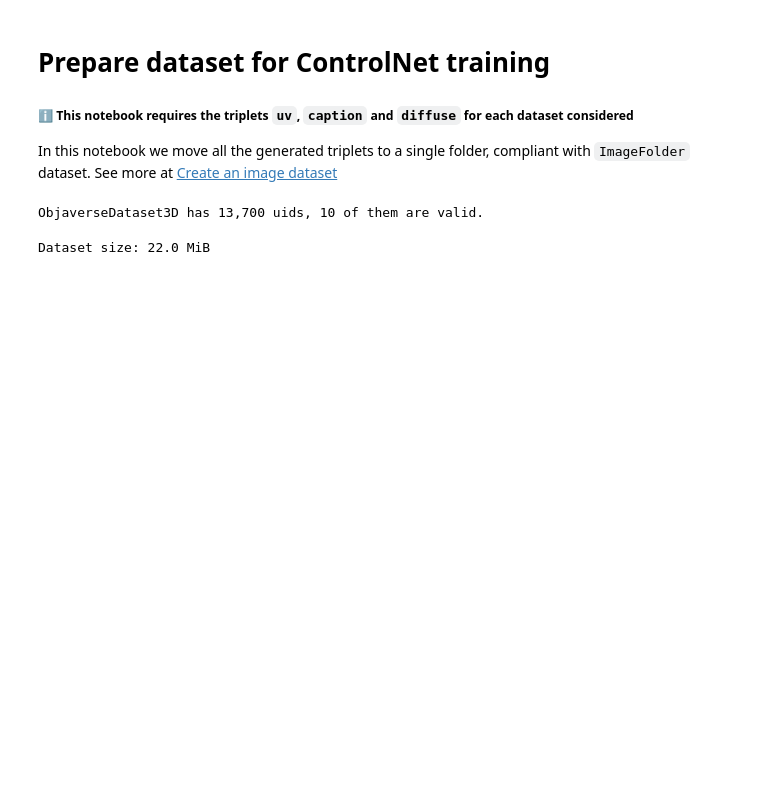
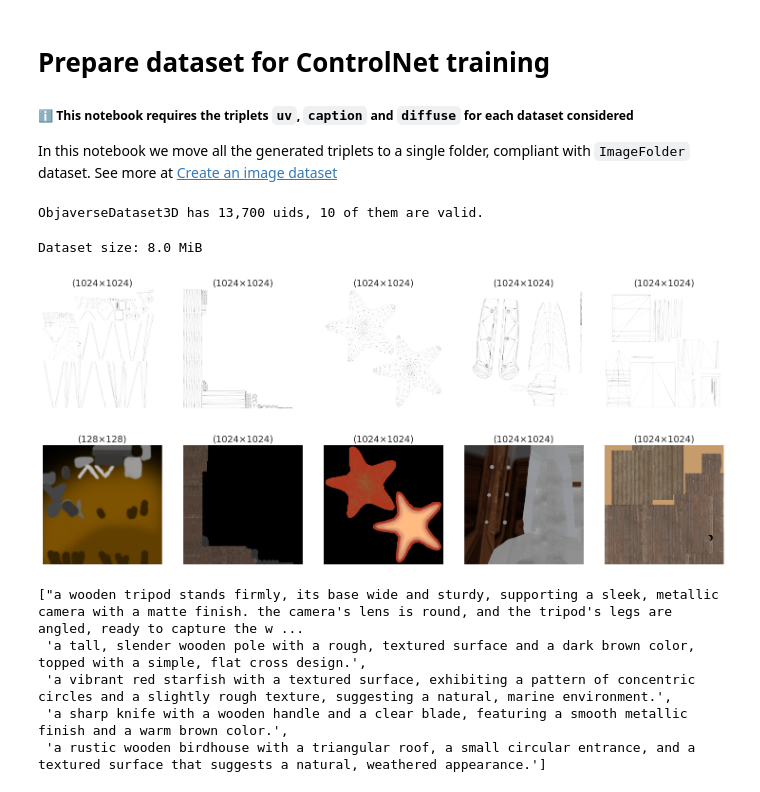
Before and after one commit to MrPio/Texture-Anything, a Jupyter notebook: 4-control_net_training/4.1-Prepare_Dataset.ipynb, the cells around one changed output. Drawn from its saved outputs; the diff is of its cells as text; code cells hidden in the pictures; blank space fills up the shorter version.

Commit message:
Update dataset generation for CNet

```diff
--- a/4-control_net_training/4.1-Prepare_Dataset.ipynb
+++ b/4-control_net_training/4.1-Prepare_Dataset.ipynb
@@ -17,6 +18,6 @@ In this notebook we move all the generated triplets to a single folder, complian
 # %%
 MAX_DATASET_SIZE = 10
 TEST_SET_RATIO = 0.1
-OUTPUT_PATH = Path("../dataset")
+OUTPUT_PATH = Path("dataset").resolve()
 # %%
 datasets: list[Dataset3D] = [ObjaverseDataset3D()]
@@ -57,4 +62,17 @@ ObjaverseDataset3D has 13,700 uids, 10 of them are valid.
 size = sum(f.stat().st_size for f in train_path.glob("**/*") if f.is_file()) / (1 - TEST_SET_RATIO)
 cprint("Dataset size:", size // 1024**2, "green:MiB")
 # %% [output]
-Dataset size: 22.0 MiB
+Dataset size: 8.0 MiB
+# %%
+dataset = load_dataset(str(OUTPUT_PATH))
+plot_images(dataset["train"]["uv"][:5], size=3)
+plot_images(dataset["train"]["diffuse"][:5], size=3)
+dataset["train"]["caption"][:5]
+# %% [output]
+[figure, added]
+[figure, added]
+["a wooden tripod stands firmly, its base wide and sturdy, supporting a sleek, metallic camera with a matte finish. the camera's lens is round, and the tripod's legs are angled, ready to capture the w ...
+ 'a tall, slender wooden pole with a rough, textured surface and a dark brown color, topped with a simple, flat cross design.',
+ 'a vibrant red starfish with a textured surface, exhibiting a pattern of concentric circles and a slightly rough texture, suggesting a natural, marine environment.',
+ 'a sharp knife with a wooden handle and a clear blade, featuring a smooth metallic finish and a warm brown color.',
+ 'a rustic wooden birdhouse with a triangular roof, a small circular entrance, and a textured surface that suggests a natural, weathered appearance.']
```
Also changed, not shown: parts of 3 cells of this notebook, 3 other files.
